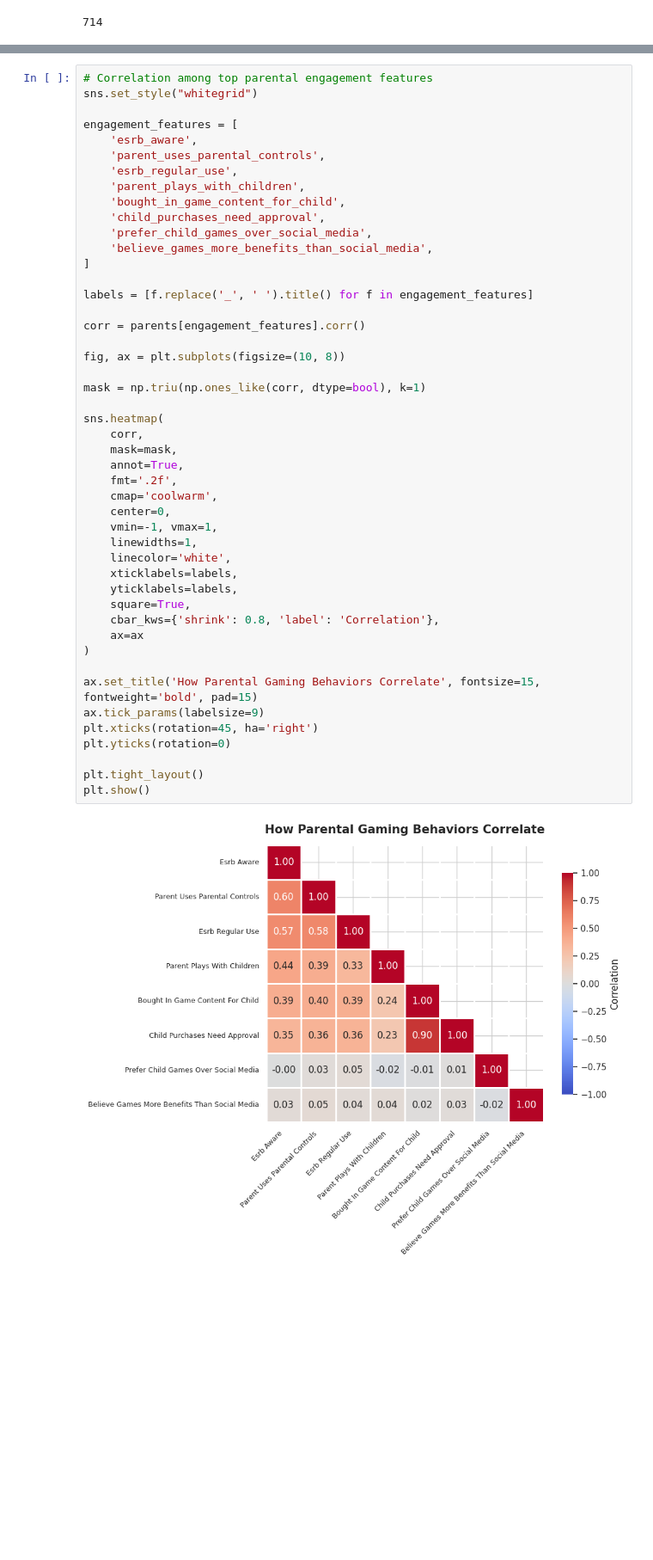
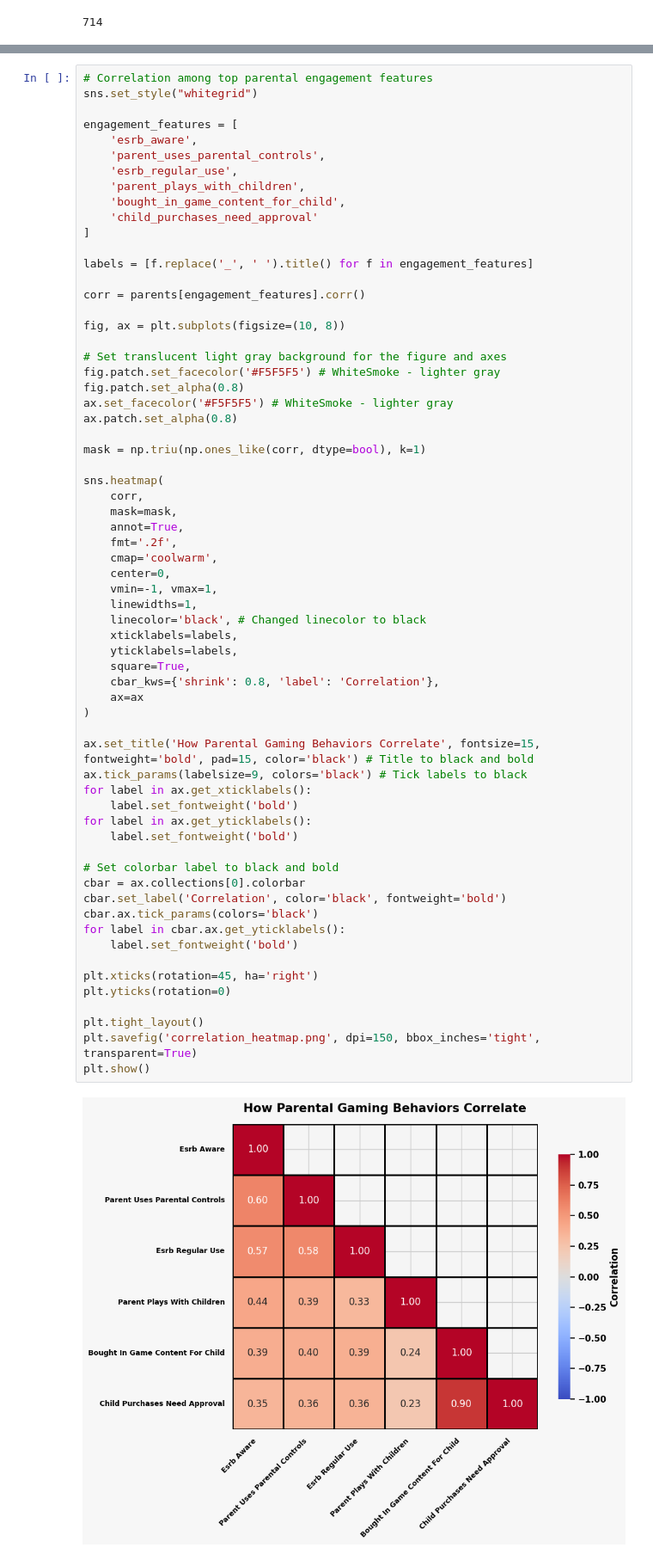
Before and after one commit to Noah-Gallego/Plot-A-Thon, a Jupyter notebook: Noah/gamer_study_eda.ipynb, the cells around one changed output, grey strips where cells are left out. Shown at 86% size. Saved outputs shown, nothing was run; the diff lists cells and outputs as text; blank space fills up the shorter version.

```diff
--- a/Noah/gamer_study_eda.ipynb
+++ b/Noah/gamer_study_eda.ipynb
@@ -193,42 +330,59 @@ engagement_features = [
     'esrb_regular_use',
     'parent_plays_with_children',
     'bought_in_game_content_for_child',
-    'child_purchases_need_approval',
-    'prefer_child_games_over_social_media',
-    'believe_games_more_benefits_than_social_media',
+    'child_purchases_need_approval'
 ]
 
 labels = [f.replace('_', ' ').title() for f in engagement_features]
 
 corr = parents[engagement_features].corr()
 
 fig, ax = plt.subplots(figsize=(10, 8))
+
+# Set translucent light gray background for the figure and axes
+fig.patch.set_facecolor('#F5F5F5') # WhiteSmoke - lighter gray
+fig.patch.set_alpha(0.8)
+ax.set_facecolor('#F5F5F5') # WhiteSmoke - lighter gray
+ax.patch.set_alpha(0.8)
 
 mask = np.triu(np.ones_like(corr, dtype=bool), k=1)
 
 sns.heatmap(
     corr,
     mask=mask,
     annot=True,
     fmt='.2f',
     cmap='coolwarm',
     center=0,
     vmin=-1, vmax=1,
     linewidths=1,
-    linecolor='white',
+    linecolor='black', # Changed linecolor to black
     xticklabels=labels,
     yticklabels=labels,
     square=True,
     cbar_kws={'shrink': 0.8, 'label': 'Correlation'},
     ax=ax
 )
 
-ax.set_title('How Parental Gaming Behaviors Correlate', fontsize=15, fontweight='bold', pad=15)
-ax.tick_params(labelsize=9)
+ax.set_title('How Parental Gaming Behaviors Correlate', fontsize=15, fontweight='bold', pad=15, color='black') # Title to black and bold
+ax.tick_params(labelsize=9, colors='black') # Tick labels to black
+for label in ax.get_xticklabels():
+    label.set_fontweight('bold')
+for label in ax.get_yticklabels():
+    label.set_fontweight('bold')
+
+# Set colorbar label to black and bold
+cbar = ax.collections[0].colorbar
+cbar.set_label('Correlation', color='black', fontweight='bold')
+cbar.ax.tick_params(colors='black')
+for label in cbar.ax.get_yticklabels():
+    label.set_fontweight('bold')
+
 plt.xticks(rotation=45, ha='right')
 plt.yticks(rotation=0)
 
 plt.tight_layout()
+plt.savefig('correlation_heatmap.png', dpi=150, bbox_inches='tight', transparent=True)
 plt.show()
 # %% [output]
-[figure, old version]
+[figure, new version]
```
Also changed, not shown: parts of 11 cells of this notebook.
